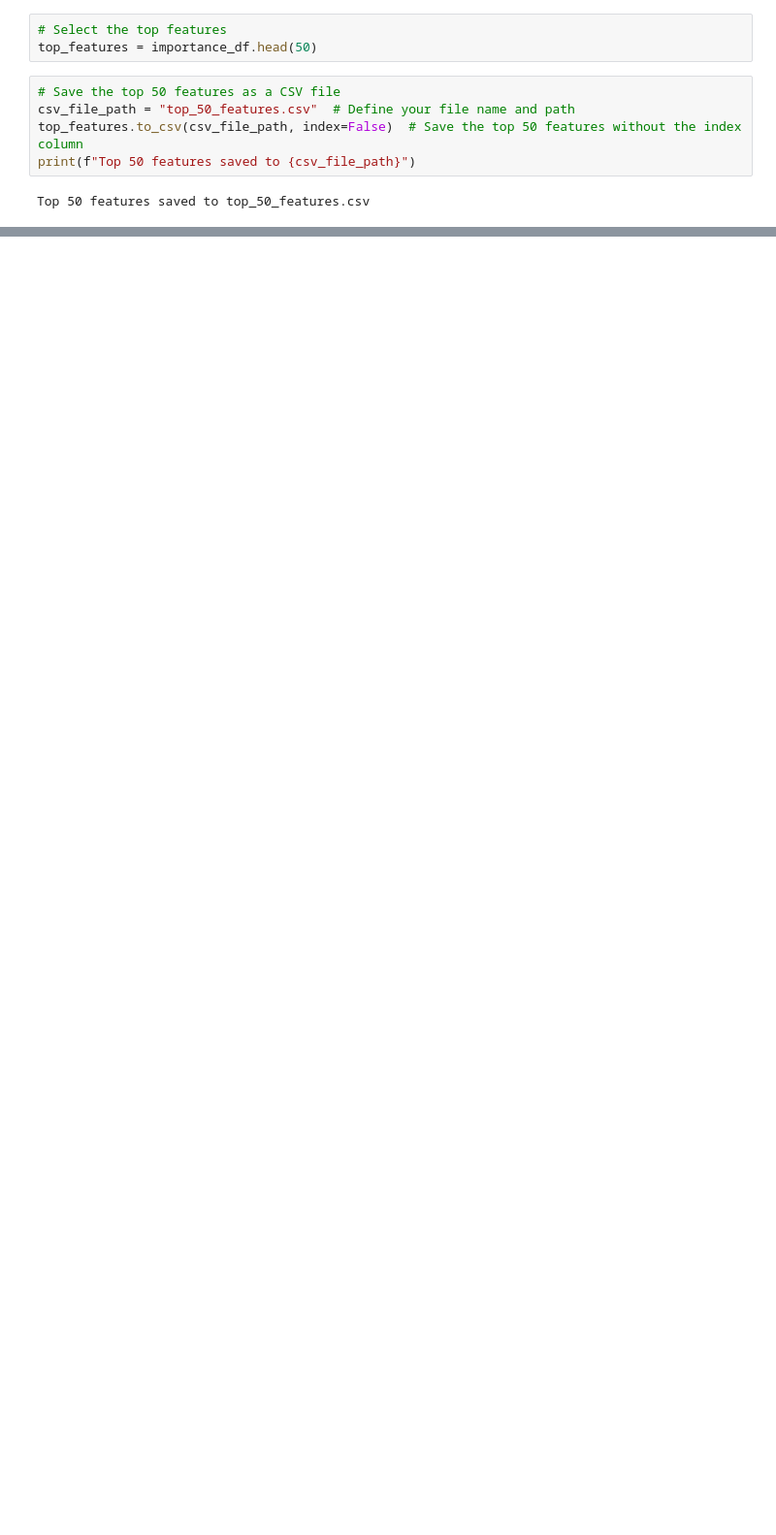
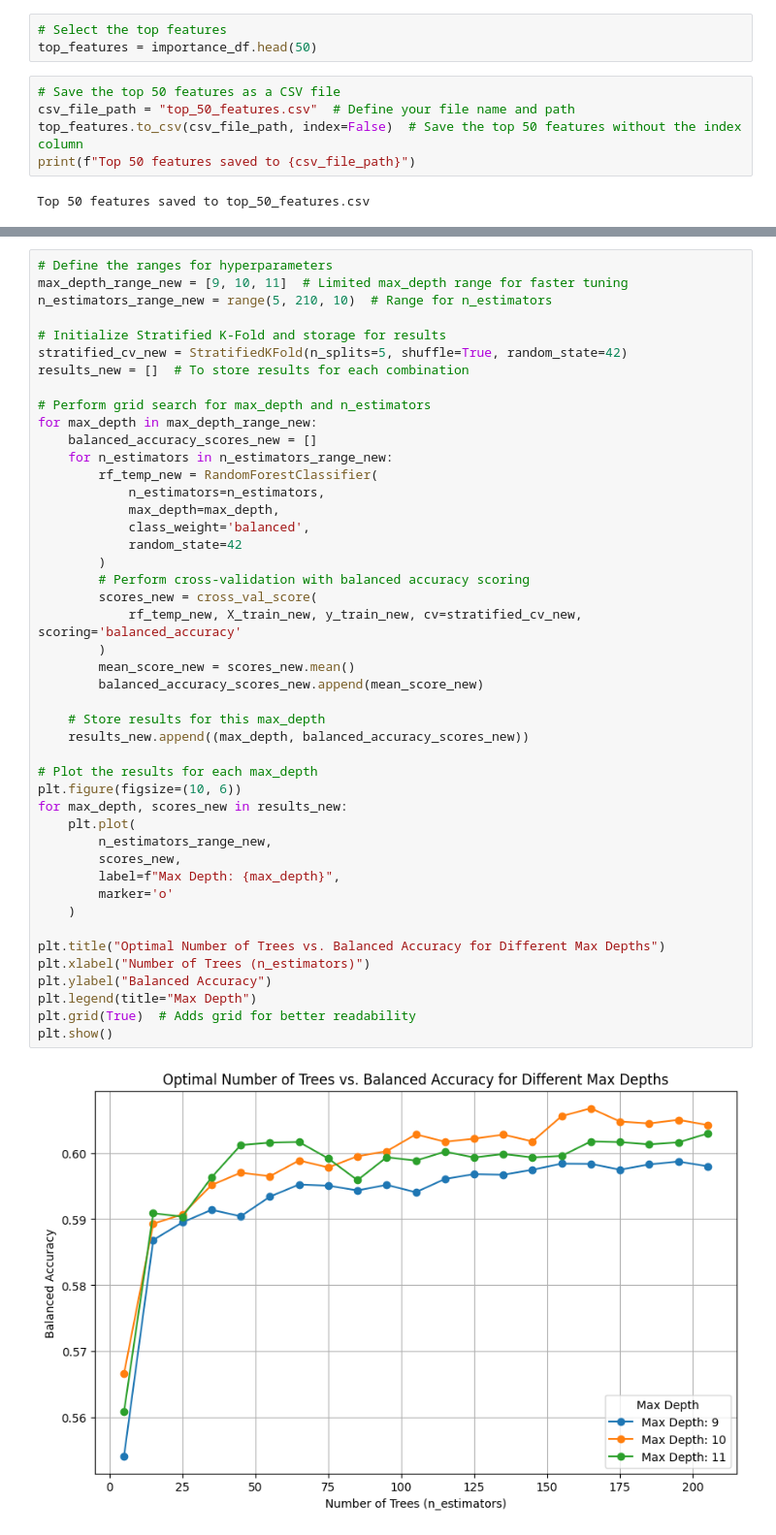
Before and after one commit to lee-data/TTC-streetcar-delay, a Jupyter notebook: src/New working file - Ly - 26 Nov.ipynb, the cells around one changed output, grey strips where cells are left out. Shown at 97% size. Drawn from its saved outputs; the diff is of its cells as text; blank space fills up the shorter version.

```diff
--- a/src/New working file - Ly - 26 Nov.ipynb
+++ b/src/New working file - Ly - 26 Nov.ipynb
@@ -1027,0 +1193,47 @@ Trained model saved to delay_type_predictor.pkl
+# %%
+# Define the ranges for hyperparameters
+max_depth_range_new = [9, 10, 11]  # Limited max_depth range for faster tuning
+n_estimators_range_new = range(5, 210, 10)  # Range for n_estimators
+
+# Initialize Stratified K-Fold and storage for results
+stratified_cv_new = StratifiedKFold(n_splits=5, shuffle=True, random_state=42)
+results_new = []  # To store results for each combination
+
+# Perform grid search for max_depth and n_estimators
+for max_depth in max_depth_range_new:
+    balanced_accuracy_scores_new = []
+    for n_estimators in n_estimators_range_new:
+        rf_temp_new = RandomForestClassifier(
+            n_estimators=n_estimators,
+            max_depth=max_depth,
+            class_weight='balanced',
+            random_state=42
+        )
+        # Perform cross-validation with balanced accuracy scoring
+        scores_new = cross_val_score(
+            rf_temp_new, X_train_new, y_train_new, cv=stratified_cv_new, scoring='balanced_accuracy'
+        )
+        mean_score_new = scores_new.mean()
+        balanced_accuracy_scores_new.append(mean_score_new)
+
+    # Store results for this max_depth
+    results_new.append((max_depth, balanced_accuracy_scores_new))
+
+# Plot the results for each max_depth
+plt.figure(figsize=(10, 6))
+for max_depth, scores_new in results_new:
+    plt.plot(
+        n_estimators_range_new,
+        scores_new,
+        label=f"Max Depth: {max_depth}",
+        marker='o'
+    )
+
+plt.title("Optimal Number of Trees vs. Balanced Accuracy for Different Max Depths")
+plt.xlabel("Number of Trees (n_estimators)")
+plt.ylabel("Balanced Accuracy")
+plt.legend(title="Max Depth")
+plt.grid(True)  # Adds grid for better readability
+plt.show()
+# %% [output]
+[figure, added]
```
Also changed, not shown: parts of 83 cells of this notebook, 11 other files.
